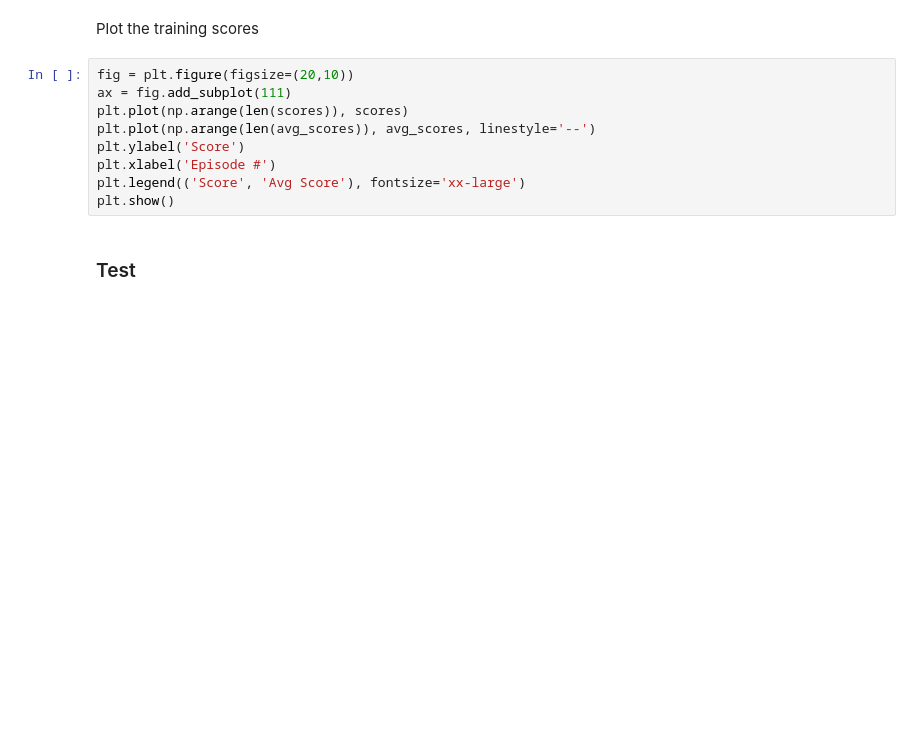
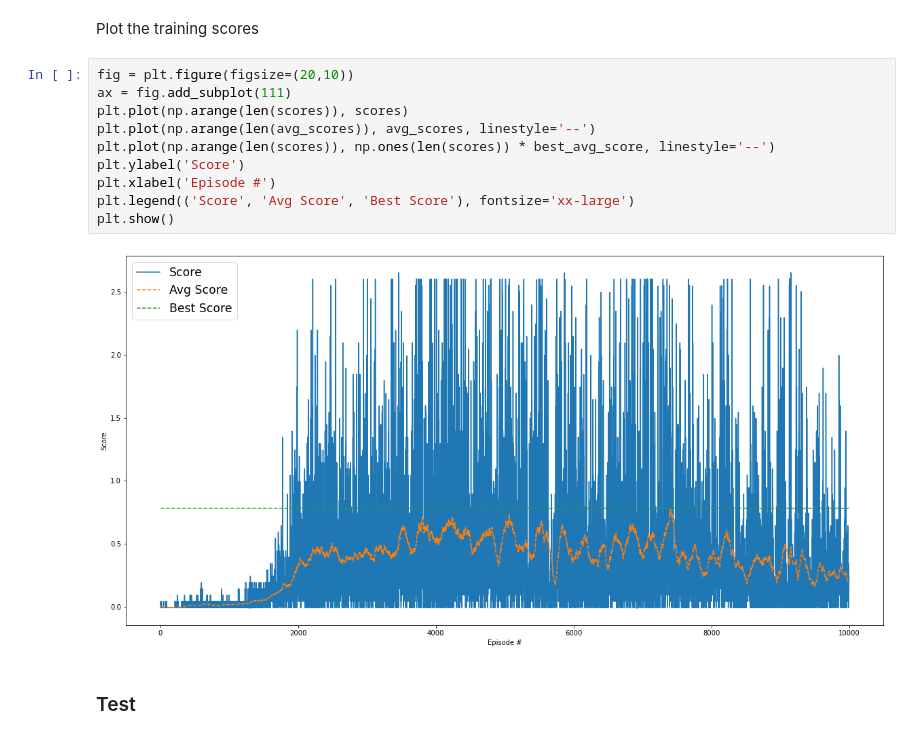
Before and after one commit to aboerzel/udacity-deep-reinforcement-learning-p3-collab-compet, a Jupyter notebook: Tennis.ipynb, the cells around one changed output. Cells and saved outputs as stored; diff of their text form; blank space fills up the shorter version.

```diff
--- a/Tennis.ipynb
+++ b/Tennis.ipynb
@@ -221,12 +218,15 @@ Plot the training scores
 # %%
 fig = plt.figure(figsize=(20,10))
 ax = fig.add_subplot(111)
 plt.plot(np.arange(len(scores)), scores)
 plt.plot(np.arange(len(avg_scores)), avg_scores, linestyle='--')
+plt.plot(np.arange(len(scores)), np.ones(len(scores)) * best_avg_score, linestyle='--')
 plt.ylabel('Score')
 plt.xlabel('Episode #')
-plt.legend(('Score', 'Avg Score'), fontsize='xx-large')
+plt.legend(('Score', 'Avg Score', 'Best Score'), fontsize='xx-large')
 plt.show()
+# %% [output]
+[figure, added]
 # %% [markdown]
 ### Test
 # %%
```
Also changed, not shown: parts of 3 cells of this notebook.
